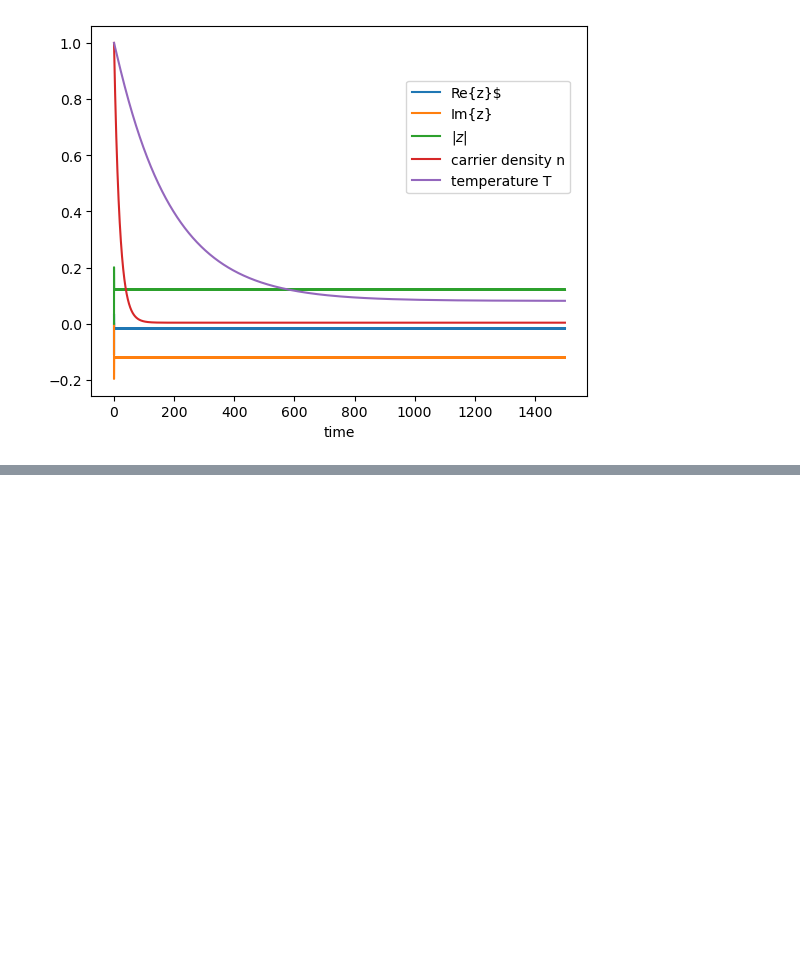
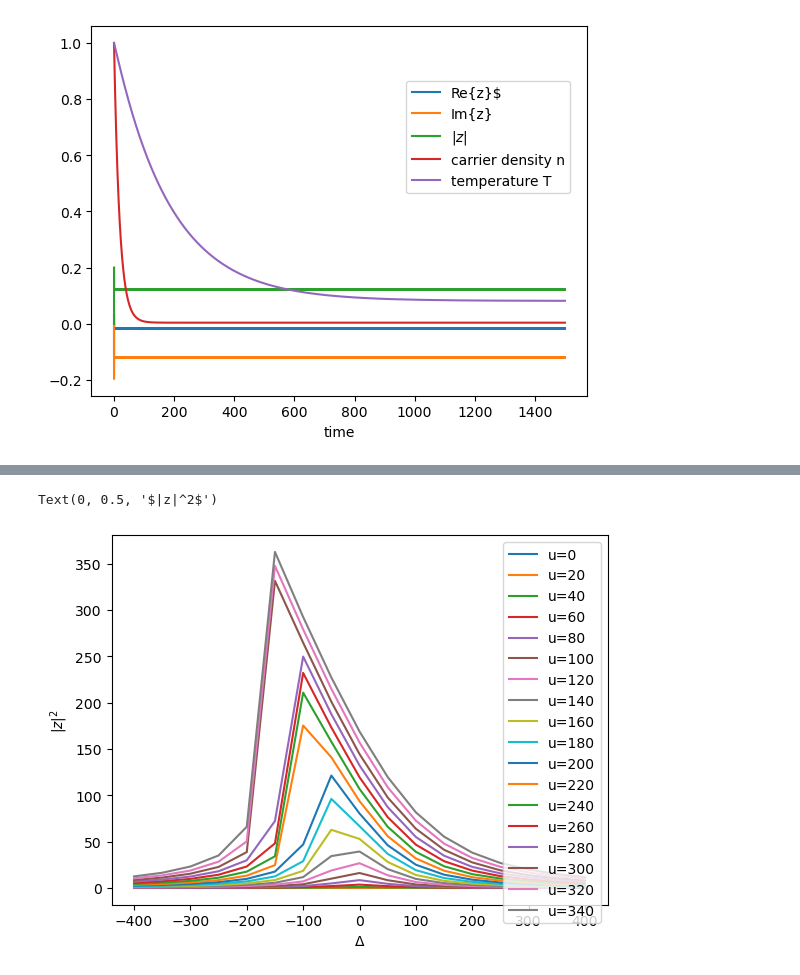
Before and after one commit to AllInCoffee/WHK_workplace, a Jupyter notebook: kerrFCE_TOE_PhaseAndBistability.ipynb, the cells around one changed output, grey strips where cells are left out. Cells and saved outputs as stored; diff of their text form; code cells hidden in the pictures; blank space fills up the shorter version.

```diff
--- a/kerrFCE_TOE_PhaseAndBistability.ipynb
+++ b/kerrFCE_TOE_PhaseAndBistability.ipynb
@@ -710,0 +787,16 @@ plt.show()
+# %%
+for j in range (len(u_list)):
+    ## use array
+    #temp1=np.array(forward)
+    #temp2=np.array(backward)
+    #print(temp1[:,j])
+    #plt.plot(Delta_list, temp1[:,j],Delta, temp2[:,j], label='u={}'.format(u_list[j]))
+    ## use list
+    plt.plot(Delta_list, [x[j] for x in forward],'-', label='u={}'.format(u_list[j]))
+
+plt.legend()
+plt.xlabel('$\Delta$')
+plt.ylabel('$|z|^2$')
+# %% [output]
+Text(0, 0.5, '$|z|^2$')
+[figure, added]
```
Also changed, not shown: parts of 3 cells of this notebook, 52 other files.
